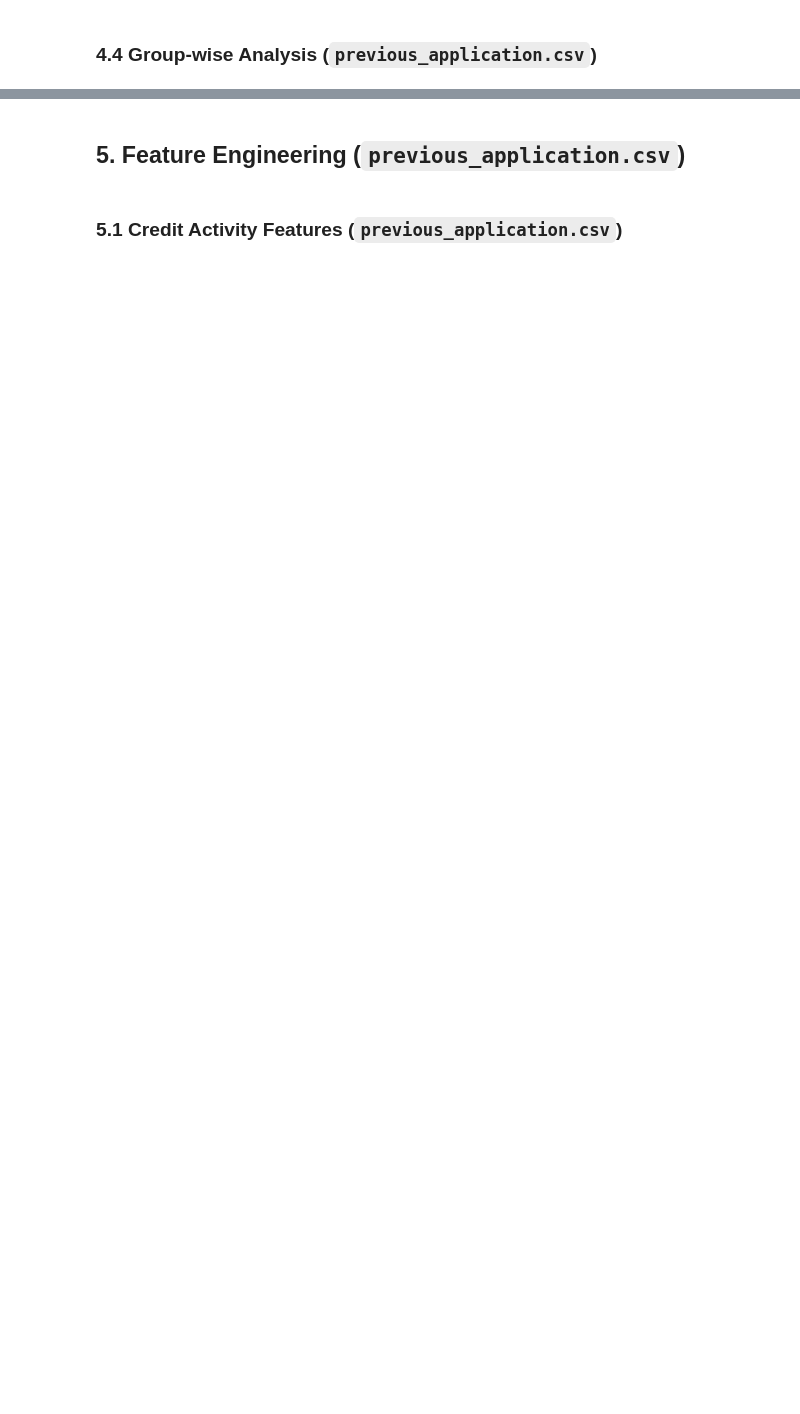
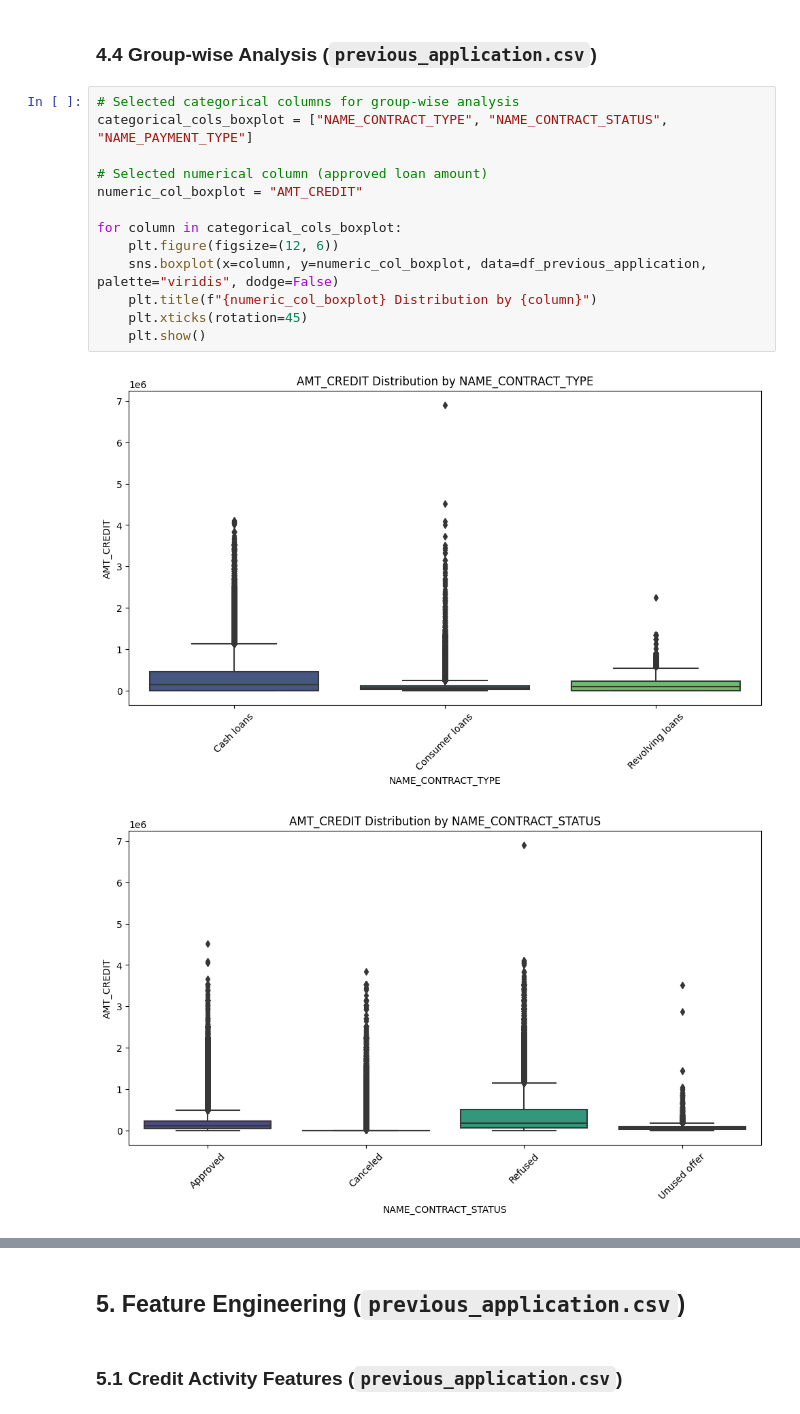
Before and after one commit to ognjenmedic/home-credit-ml-project, a Jupyter notebook: notebooks/previous_application.ipynb, the cells around one changed output, grey strips where cells are left out. Cells and saved outputs as stored; diff of their text form; blank space fills up the shorter version.

```diff
--- a/notebooks/previous_application.ipynb
+++ b/notebooks/previous_application.ipynb
@@ -25,2 +531,18 @@
 # %% [markdown]
 ### 4.4 Group-wise Analysis (`previous_application.csv`)
+# %%
+# Selected categorical columns for group-wise analysis
+categorical_cols_boxplot = ["NAME_CONTRACT_TYPE", "NAME_CONTRACT_STATUS", "NAME_PAYMENT_TYPE"]
+
+# Selected numerical column (approved loan amount)
+numeric_col_boxplot = "AMT_CREDIT"
+
+for column in categorical_cols_boxplot:
+    plt.figure(figsize=(12, 6))
+    sns.boxplot(x=column, y=numeric_col_boxplot, data=df_previous_application, palette="viridis", dodge=False)
+    plt.title(f"{numeric_col_boxplot} Distribution by {column}")
+    plt.xticks(rotation=45)
+    plt.show()
+# %% [output]
+[figure, added]
+[figure, added]
```
Also changed, not shown: parts of 53 cells of this notebook, 3 other files.
